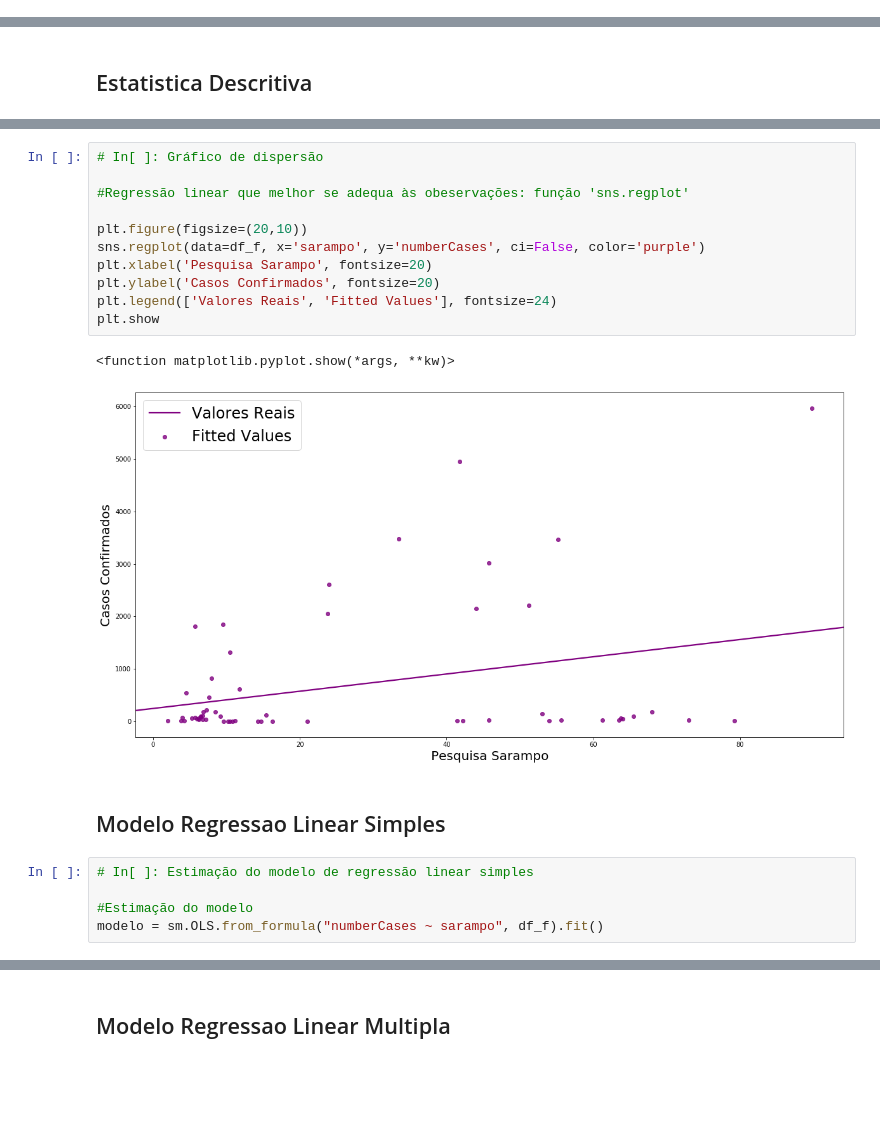
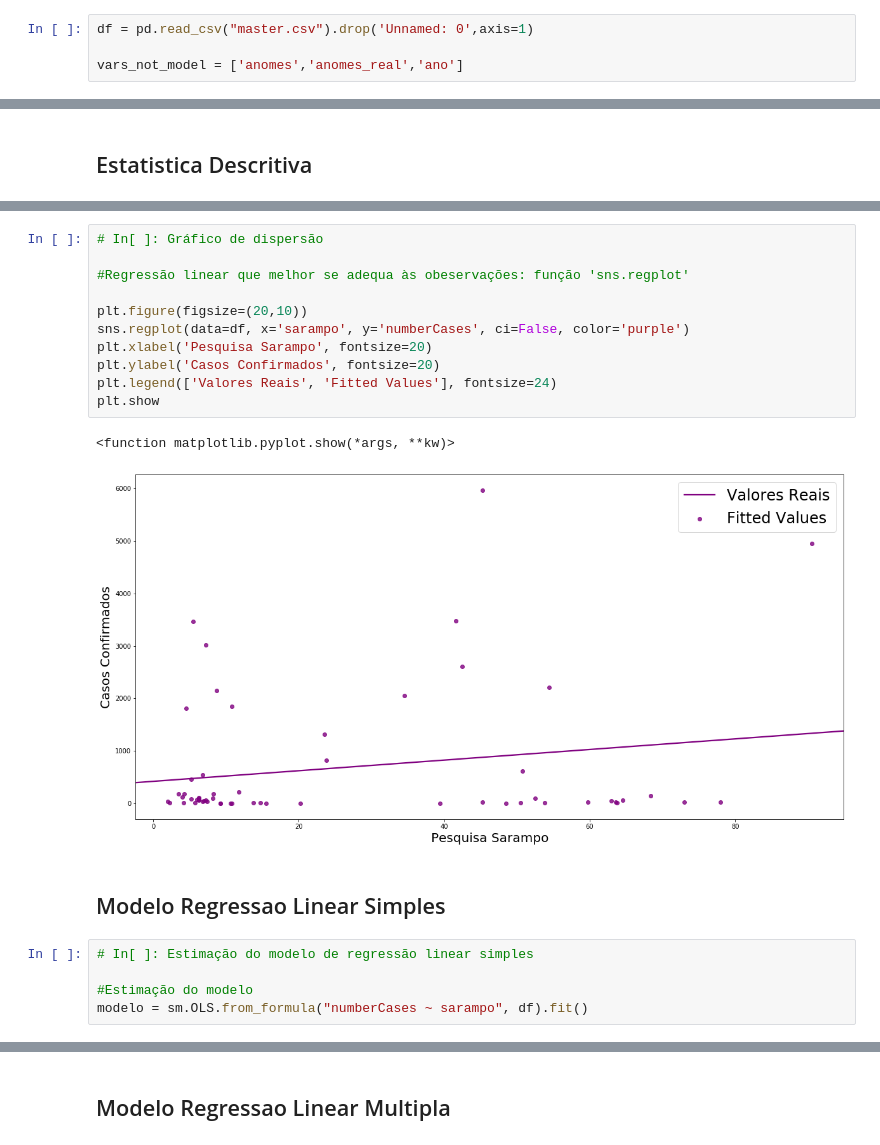
Before and after one commit to brunaolivc/mba, a Jupyter notebook: Analise.ipynb, the cells around one changed output, grey strips where cells are left out. Saved outputs shown, nothing was run; the diff lists cells and outputs as text; blank space fills up the shorter version.

```diff
--- a/Analise.ipynb
+++ b/Analise.ipynb
@@ -18,3 +12,7 @@ df = df2.drop('casos confirmados', axis=1)
+# %%
+df = pd.read_csv("master.csv").drop('Unnamed: 0',axis=1)
+
+vars_not_model = ['anomes','anomes_real','ano']
 # %%
 df.info()
 # %% [output]
@@ -109,24 +72,24 @@ df_f.describe()
 # %%
 # In[ ]: Gráfico de dispersão
 
 #Regressão linear que melhor se adequa às obeservações: função 'sns.regplot'
 
 plt.figure(figsize=(20,10))
-sns.regplot(data=df_f, x='sarampo', y='numberCases', ci=False, color='purple')
+sns.regplot(data=df, x='sarampo', y='numberCases', ci=False, color='purple')
 plt.xlabel('Pesquisa Sarampo', fontsize=20)
 plt.ylabel('Casos Confirmados', fontsize=20)
 plt.legend(['Valores Reais', 'Fitted Values'], fontsize=24)
 plt.show
 # %% [output]
 <function matplotlib.pyplot.show(*args, **kw)>
-[figure, old version]
+[figure, new version]
 # %% [markdown]
 ## Modelo Regressao Linear Simples
 # %%
 # In[ ]: Estimação do modelo de regressão linear simples
 
 #Estimação do modelo
-modelo = sm.OLS.from_formula("numberCases ~ sarampo", df_f).fit()
+modelo = sm.OLS.from_formula("numberCases ~ sarampo", df).fit()
 # %%
 #Observação dos parâmetros resultantes da estimação
 modelo.summary()
```
Also changed, not shown: parts of 104 cells of this notebook, 3 other files.
